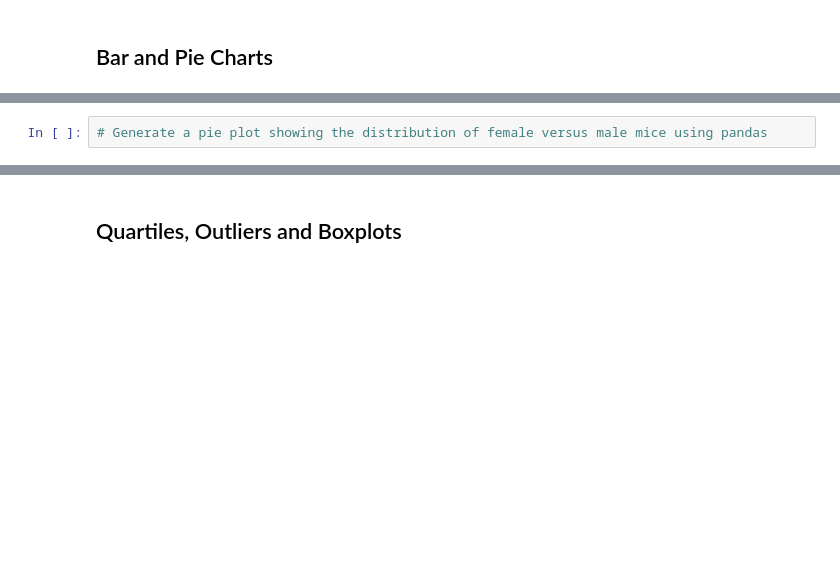
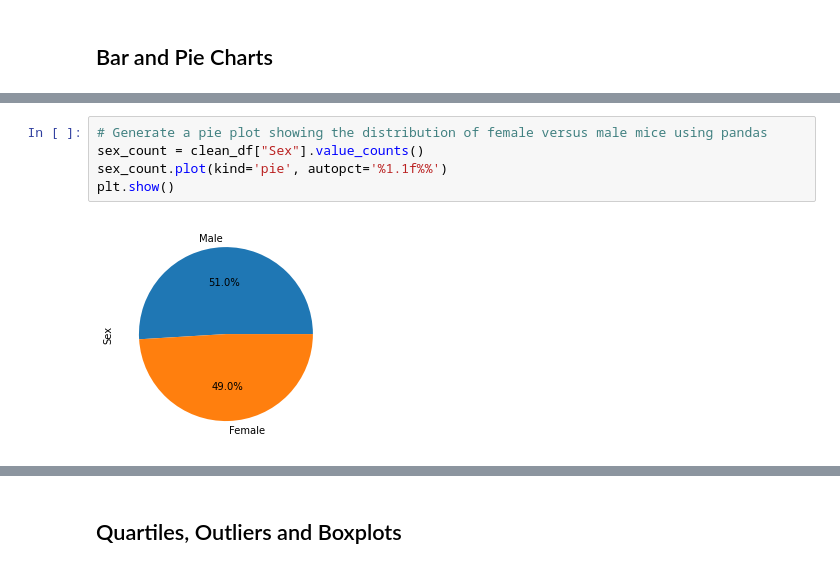
Before and after one commit to jaryan77/Pymaceuticals, a Jupyter notebook: Pymaceuticals/starter.ipynb, the cells around one changed output, grey strips where cells are left out. Saved outputs shown, nothing was run; the diff lists cells and outputs as text; blank space fills up the shorter version.

```diff
--- a/Pymaceuticals/starter.ipynb
+++ b/Pymaceuticals/starter.ipynb
@@ -71,4 +147,9 @@ dtype: int64
 # %%
 # Generate a pie plot showing the distribution of female versus male mice using pandas
+sex_count = clean_df["Sex"].value_counts()
+sex_count.plot(kind='pie', autopct='%1.1f%%')
+plt.show()
+# %% [output]
+[figure, added]
 # %%
 # Generate a pie plot showing the distribution of female versus male mice using pyplot
```
Also changed, not shown: parts of 17 cells of this notebook.
